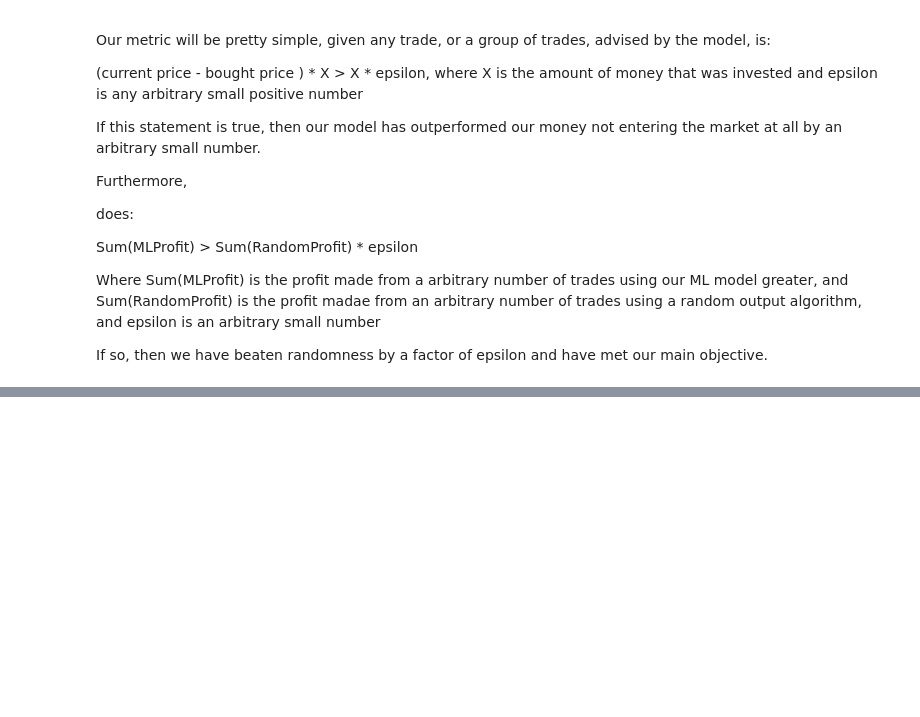
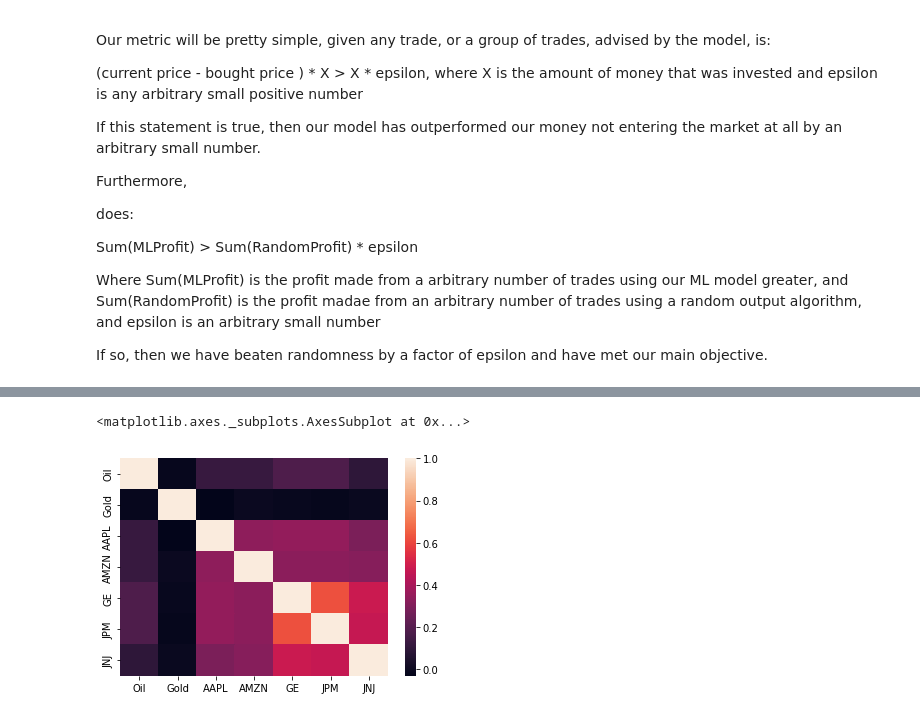
Before and after one commit to cmelende/CS5262-50_Assignment1, a Jupyter notebook: assignment1.ipynb, the cells around one changed output, grey strips where cells are left out. Drawn from its saved outputs; the diff is of its cells as text; code cells hidden in the pictures; blank space fills up the shorter version.

```diff
--- a/assignment1.ipynb
+++ b/assignment1.ipynb
@@ -48,0 +77,6 @@ If so, then we have beaten randomness by a factor of epsilon and have met our ma
+# %%
+#import NASDAQ data
+nasdaq_file = 'Processed_NASDAQ.csv'
+nasdaq = pd.read_csv(nasdaq_file)
+
+display(nasdaq.sample(5))
@@ -48,0 +94,4 @@ If so, then we have beaten randomness by a factor of epsilon and have met our ma
+# %%
+correlation_cols = ['Oil', 'Gold', 'AAPL', 'AMZN', 'GE', 'JPM', 'JNJ', ]
+correlation = nasdaq[correlation_cols].corr()
+round(correlation, 2)
@@ -48,0 +107,5 @@ If so, then we have beaten randomness by a factor of epsilon and have met our ma
+# %%
+sns.heatmap(correlation)
+# %% [output]
+<matplotlib.axes._subplots.AxesSubplot at 0x...>
+[figure, added]
```
Also changed, not shown: parts of 8 cells of this notebook.
